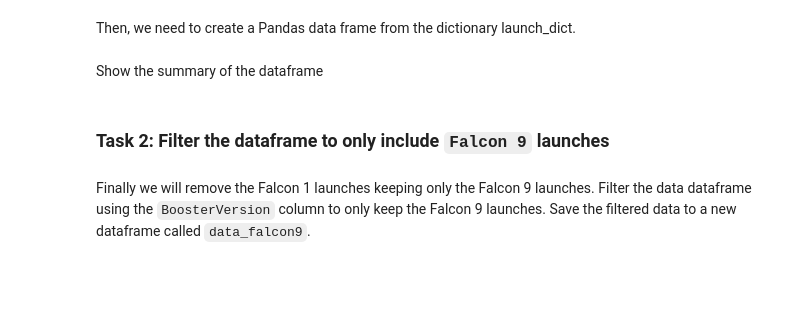
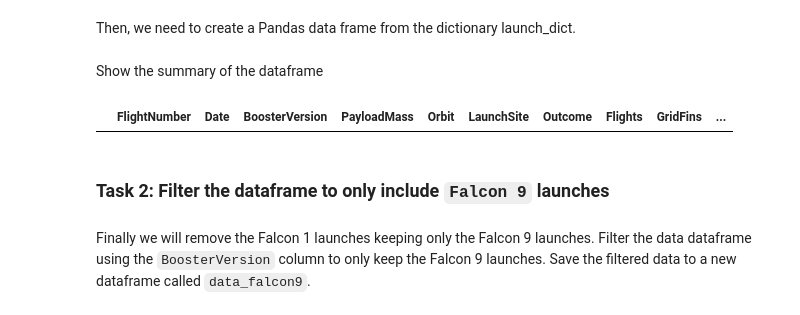
Before and after one commit to iam-ansuman/Data-Science-portfolio-, a Jupyter notebook: spacex-falcon9-landing-prediction/notebooks/01_data_collection_api.ipynb, the cells around one changed output. Drawn from its saved outputs; the diff is of its cells as text; code cells hidden in the pictures; blank space fills up the shorter version.

Commit message:
created thee launch dict

```diff
--- a/spacex-falcon9-landing-prediction/notebooks/01_data_collection_api.ipynb
+++ b/spacex-falcon9-landing-prediction/notebooks/01_data_collection_api.ipynb
@@ -235,10 +239,14 @@ launch_dict = {'FlightNumber': list(data['flight_number']),
 Then, we need to create a Pandas data frame from the dictionary launch_dict.
 # %%
 # Create a data from launch_dict
+data_falcon9 = pd.DataFrame(launch_dict)
 # %% [markdown]
 Show the summary of the dataframe
 # %%
 # Show the head of the dataframe
+data_falcon9.head()
+# %% [output]
+|  | FlightNumber | Date | BoosterVersion | PayloadMass | Orbit | LaunchSite | Outcome | Flights | GridFins | ... |
 # %% [markdown]
 ### Task 2: Filter the dataframe to only include `Falcon 9` launches
 # %% [markdown]
```
Also changed, not shown: parts of 3 cells of this notebook.
